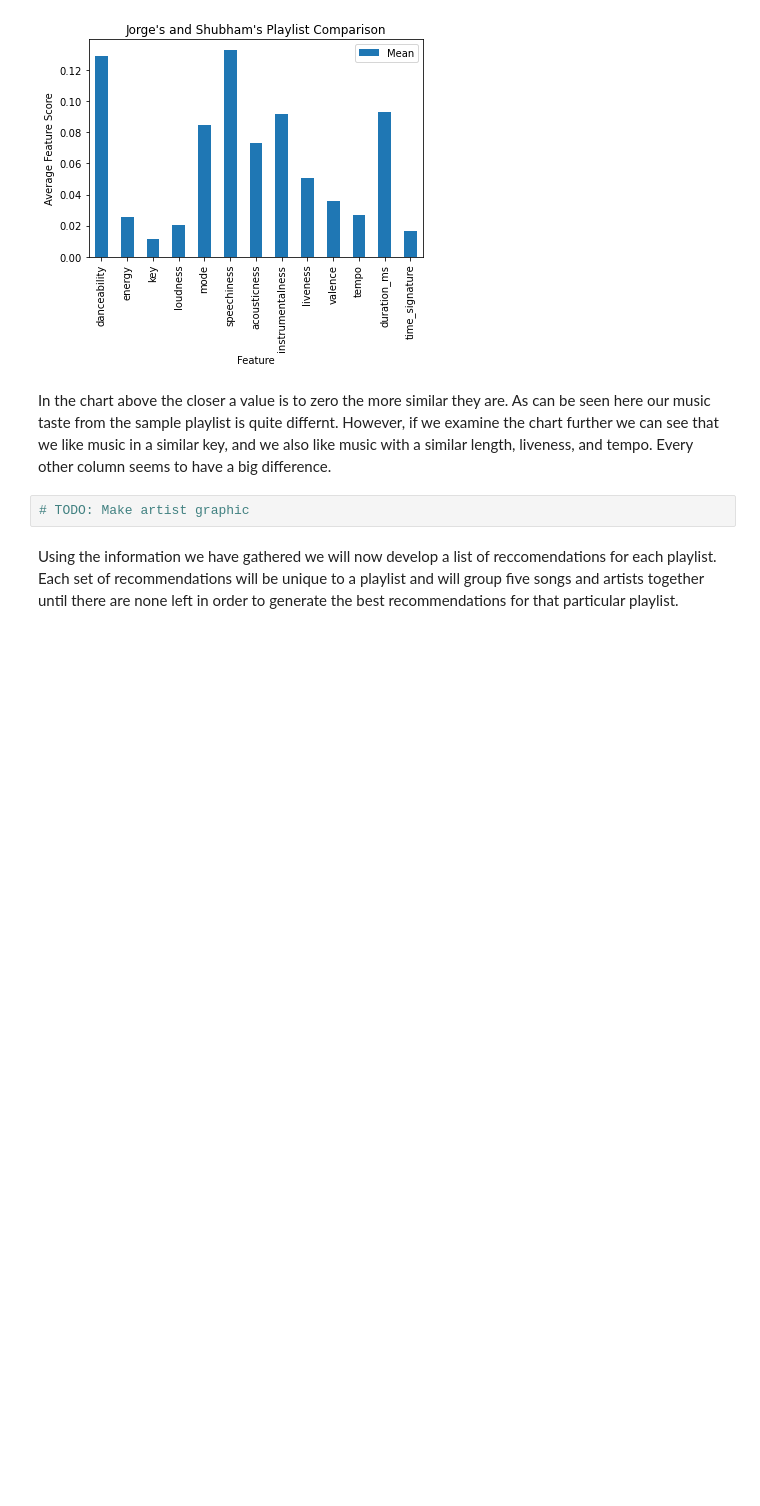
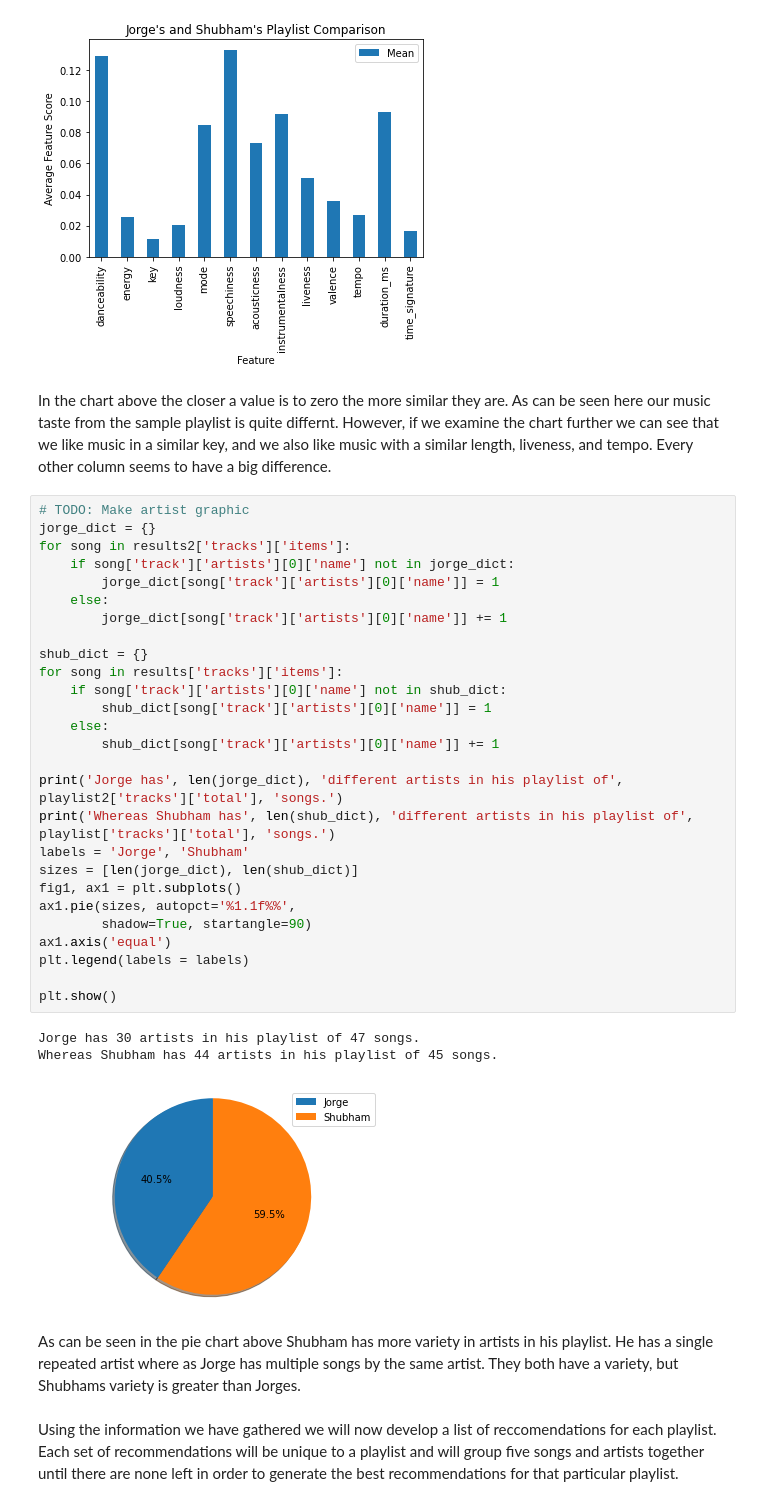
Before and after one commit to shubham-batra/Spotify-Project, a Jupyter notebook: Spotify Project/Spotify Project.ipynb, the cells around one changed output. Cells and saved outputs as stored; diff of their text form; blank space fills up the shorter version.

Commit message:
finished artist graphic

```diff
--- a/Spotify Project/Spotify Project.ipynb
+++ b/Spotify Project/Spotify Project.ipynb
@@ -172,8 +172,39 @@ Text(0.5, 0, 'Feature')
 [figure]
 # %% [markdown]
 In the chart above the closer a value is to zero the more similar they are. As can be seen here our music taste from the sample playlist is quite differnt. However, if we examine the chart further we can see that we like music in a similar key, and we also like music with a similar length, liveness, and tempo. Every other column seems to have a big difference.
-# %%
-# TODO: Make artist graphic
+# %%
+# TODO: Make artist graphic
+jorge_dict = {}
+for song in results2['tracks']['items']:
+    if song['track']['artists'][0]['name'] not in jorge_dict:
+        jorge_dict[song['track']['artists'][0]['name']] = 1
+    else:
+        jorge_dict[song['track']['artists'][0]['name']] += 1
+
+shub_dict = {}
+for song in results['tracks']['items']:
+    if song['track']['artists'][0]['name'] not in shub_dict:
+        shub_dict[song['track']['artists'][0]['name']] = 1
+    else:
+        shub_dict[song['track']['artists'][0]['name']] += 1
+
+print('Jorge has', len(jorge_dict), 'different artists in his playlist of', playlist2['tracks']['total'], 'songs.')
+print('Whereas Shubham has', len(shub_dict), 'different artists in his playlist of', playlist['tracks']['total'], 'songs.')
+labels = 'Jorge', 'Shubham'
+sizes = [len(jorge_dict), len(shub_dict)]
+fig1, ax1 = plt.subplots()
+ax1.pie(sizes, autopct='%1.1f%%',
+        shadow=True, startangle=90)
+ax1.axis('equal')
+plt.legend(labels = labels)
+
+plt.show()
+# %% [output]
+Jorge has 30 artists in his playlist of 47 songs.
+Whereas Shubham has 44 artists in his playlist of 45 songs.
+[figure, added]
+# %% [markdown]
+As can be seen in the pie chart above Shubham has more variety in artists in his playlist. He has a single repeated artist where as Jorge has multiple songs by the same artist. They both have a variety, but Shubhams variety is greater than Jorges.
 # %% [markdown]
 Using the information we have gathered we will now develop a list of reccomendations for each playlist. Each set of recommendations will be unique to a playlist and will group five songs and artists together until there are none left in order to generate the best recommendations for that particular playlist.
 # %%
```
Also changed, not shown: parts of 2 cells of this notebook.
